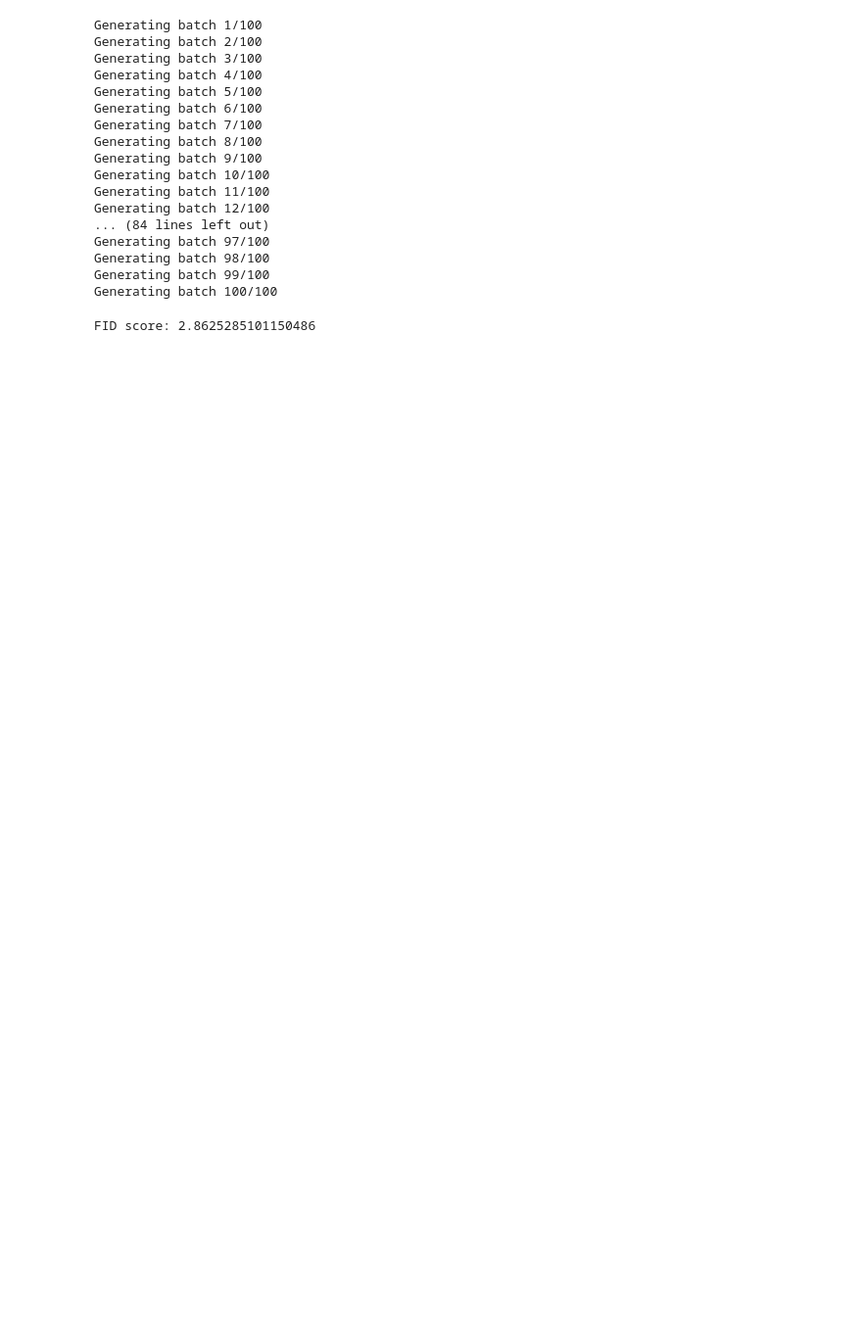
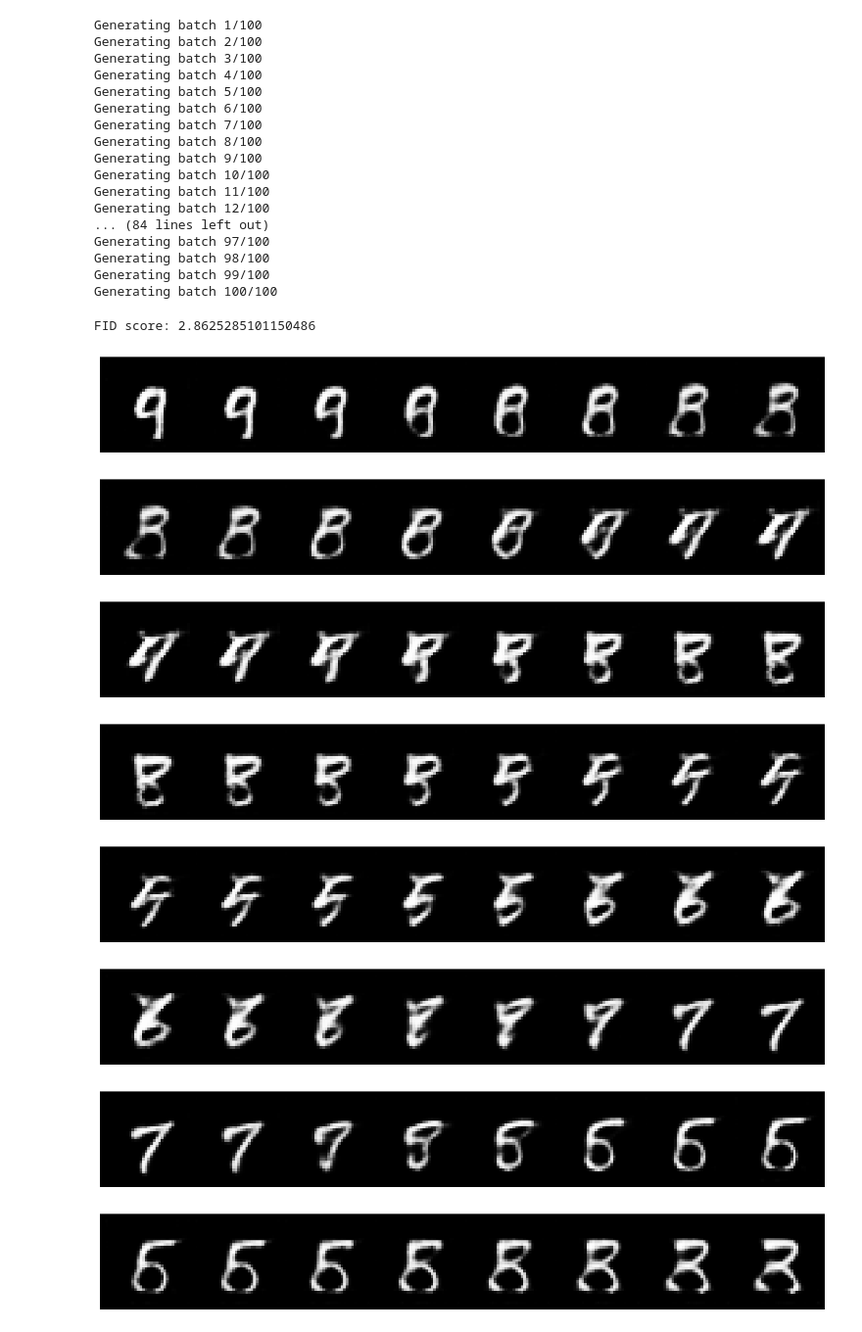
Before and after one commit to debugwangz/learn_aigc, a Jupyter notebook: VAE/get_result.ipynb, the cells around one changed output. Shown at 98% size. Cells and saved outputs as stored; diff of their text form; code cells hidden in the pictures; blank space fills up the shorter version.

```diff
--- a/VAE/get_result.ipynb
+++ b/VAE/get_result.ipynb
@@ -148,3 +152,34 @@ fid_value = fid_score.calculate_fid_given_paths([real_images_folder, generated_i
 print("FID score:", fid_value)
 # %% [output]
 FID score: 2.8625285101150486
+# %%
+alphas = torch.linspace(0, 1, 8).to(device)
+from torch import nn
+with torch.no_grad():
+    model.eval()
+    for i, (image, _) in enumerate(test_loader):
+        image = image.to(device)
+        image = nn.functional.pad(image, (2, 2, 2, 2), value=0)
+        _, mu, logvar = model(image)
+        latent_var = model.reparameterize(mu, logvar)
+        for i in range(8):
+            interpolated_z = torch.stack([(1 - a) * latent_var[i] + a * latent_var[i+1] for a in alphas])
+            # print(interpolated_z.shape)
+            output = model.decode(interpolated_z)
+            # print(data[i:i+1].shape)
+            grid = vutils.make_grid(output, nrow=8, padding=2, normalize=True)
+            plt.figure(figsize=(16,16))
+            plt.imshow(grid.permute(1, 2, 0).cpu(), cmap='gray')  # 调整维度顺序
+            plt.axis('off')
+            plt.show()
+            plt.close()
+        break
+# %% [output]
+[figure, added]
+[figure, added]
+[figure, added]
+[figure, added]
+[figure, added]
+[figure, added]
+[figure, added]
+[figure, added]
```
Also changed, not shown: parts of 4 cells of this notebook.
